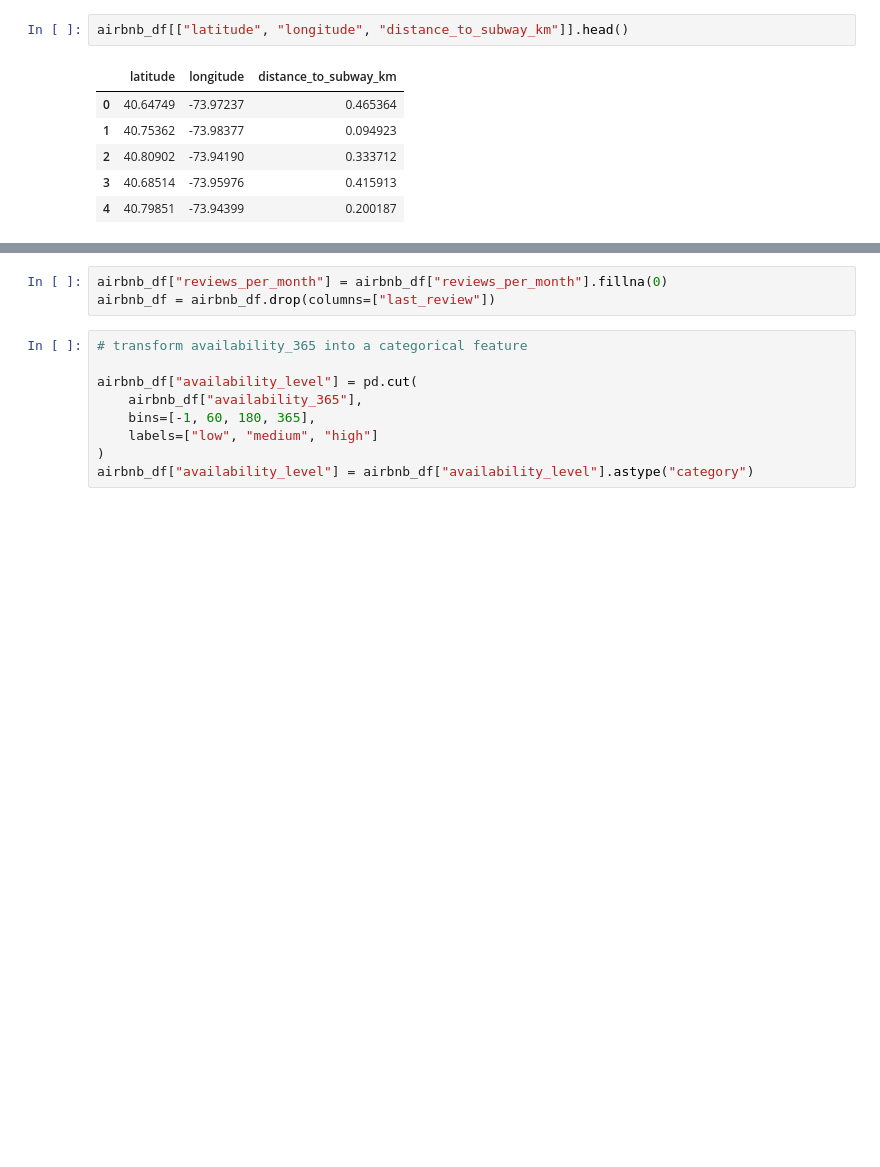
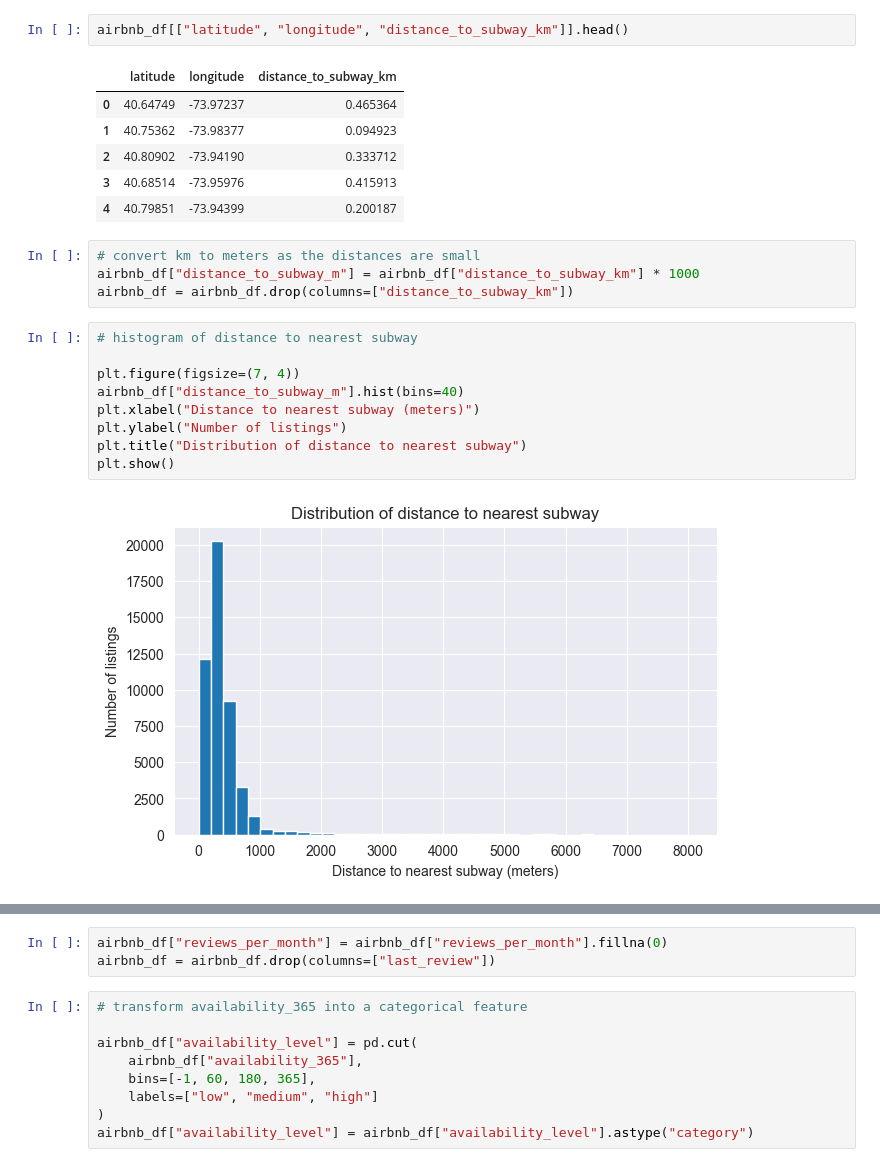
Before and after one commit to kkaarroollm/pum-assesment, a Jupyter notebook: notebooks/03_data_preparation.ipynb, the cells around one changed output, grey strips where cells are left out. Saved outputs shown, nothing was run; the diff lists cells and outputs as text; blank space fills up the shorter version.

```diff
--- a/notebooks/03_data_preparation.ipynb
+++ b/notebooks/03_data_preparation.ipynb
@@ -170,3 +175,18 @@ airbnb_df[["latitude", "longitude", "distance_to_subway_km"]].head()
 | 2 | 40.80902 | -73.94190 | 0.333712 |
 | 3 | 40.68514 | -73.95976 | 0.415913 |
 | 4 | 40.79851 | -73.94399 | 0.200187 |
+# %%
+# convert km to meters as the distances are small
+airbnb_df["distance_to_subway_m"] = airbnb_df["distance_to_subway_km"] * 1000
+airbnb_df = airbnb_df.drop(columns=["distance_to_subway_km"])
+# %%
+# histogram of distance to nearest subway
+
+plt.figure(figsize=(7, 4))
+airbnb_df["distance_to_subway_m"].hist(bins=40)
+plt.xlabel("Distance to nearest subway (meters)")
+plt.ylabel("Number of listings")
+plt.title("Distribution of distance to nearest subway")
+plt.show()
+# %% [output]
+[figure, added]
```
Also changed, not shown: parts of 9 cells of this notebook, 3 other files.
